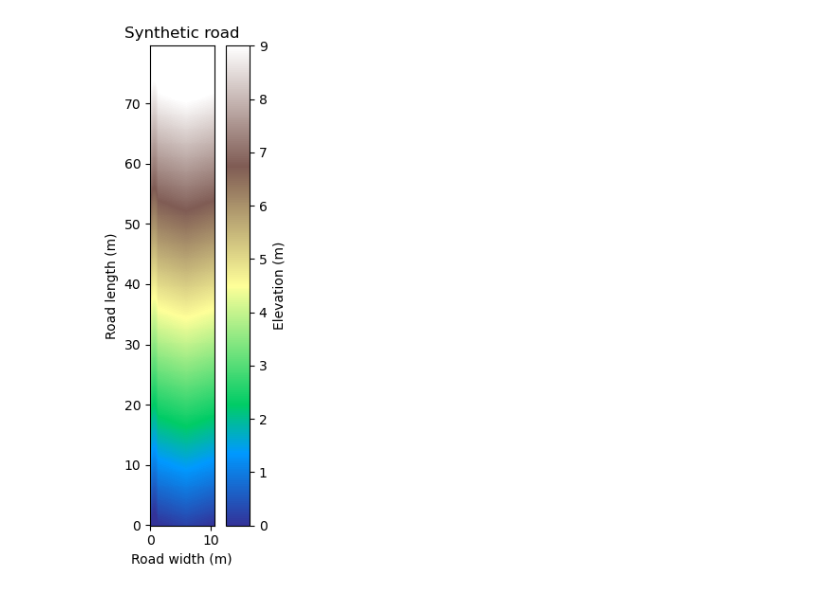
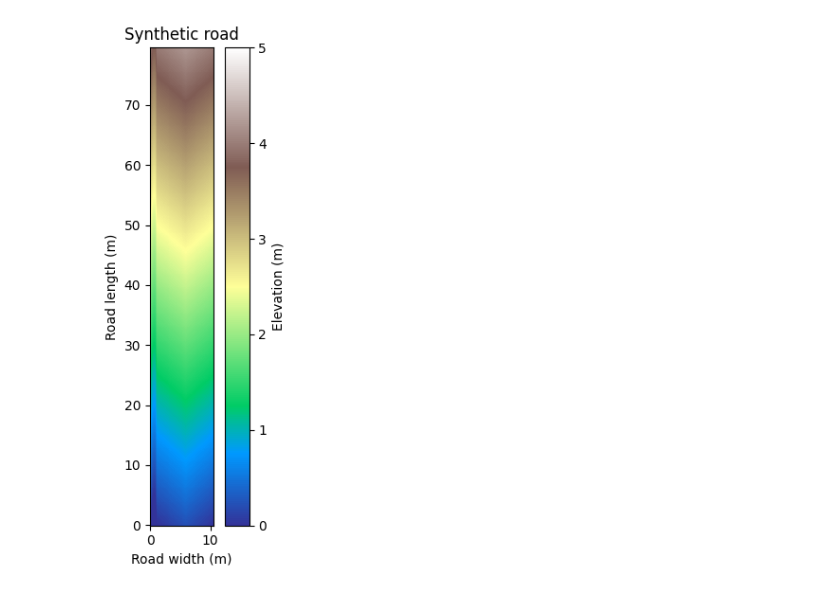
Before and after one commit to adalvis/roads_model, a Jupyter notebook: oft_rainfallData_old.ipynb, the cells around one changed output. Cells and saved outputs as stored; diff of their text form; code cells hidden in the pictures.

```diff
--- a/oft_rainfallData_old.ipynb
+++ b/oft_rainfallData_old.ipynb
@@ -35,8 +35,8 @@ Sa_ini = 0.01 # active depth in m
 Ss_ini = 0.23 # surfacing depth in m
 Sb_ini = 2    # ballast depth in m
 
-# longitudinal_slope = site["Road Gradient"]/100
-longitudinal_slope = 0.125
+S = site["Road Gradient"]/100
+# S = 0.05
 porosity = 0.35
 
 # initialize average number of truck passes per day for truck pass erosion
@@ -65,7 +65,7 @@ tauc_arr = [0.052,0.101,0.146,0.178,0.199,0.227,0.259,0.291,0.363,\
     0.453,0.524,2.88,1.457,2.185,2.914,3.642]
 
 # index the desired d50 and tau_c values, or find d50 for the site and find tau_c from chart and input here
-index_road = 0
+index_road = 2
 index_ditch = 11
 d50_road = d50_arr[index_road] # [m]
 d50_ditch = d50_arr[index_ditch]
@@ -91,7 +91,7 @@ dt_2024_hours_90 = dt_2024_hours["RG_MEL14_mm"].iloc[high_intensity_index:].valu
 dt_2024 = np.array(dt_2024_hours_90)/24
 # %%
 eg = Erodible_Grid(nrows=nrows, ncols=ncols,\
-    spacing=cell_spacing, full_tire=full_tire, long_slope=longitudinal_slope) # update long slope to change DEM
+    spacing=cell_spacing, full_tire=full_tire, long_slope=S) # update long slope to change DEM
 
 mg, z, road_flag, n = eg()
 
@@ -125,14 +125,14 @@ ditch = mg.nodes[1:, 1:9]
 # %%
 # Set up the figure.
 fig, ax = plt.subplots(nrows=1, ncols=1, figsize=(3, 6))
 imshow_grid(mg, z, plot_name='Synthetic road', var_name='Elevation', var_units='m',\
-    grid_units=('m', 'm'), cmap='terrain', color_for_closed='black', vmin=0, vmax=9)
+    grid_units=('m', 'm'), cmap='terrain', color_for_closed='black', vmin=0, vmax=5)
 plt.xlabel('Road width (m)')
 plt.ylabel('Road length (m)')
 plt.tight_layout()
 plt.show()
 # %% [output]
-[figure, old version]
+[figure, new version]
 # %%
 tpe = TruckPassErosion(mg, center, half_width, full_tire, truck_num=truck_num_ini, \
     scat_loss=8e-5, f_af=f_af, f_ac=f_ac) #initialize component,
```
Also changed, not shown: parts of 14 cells of this notebook, 1 other file.
